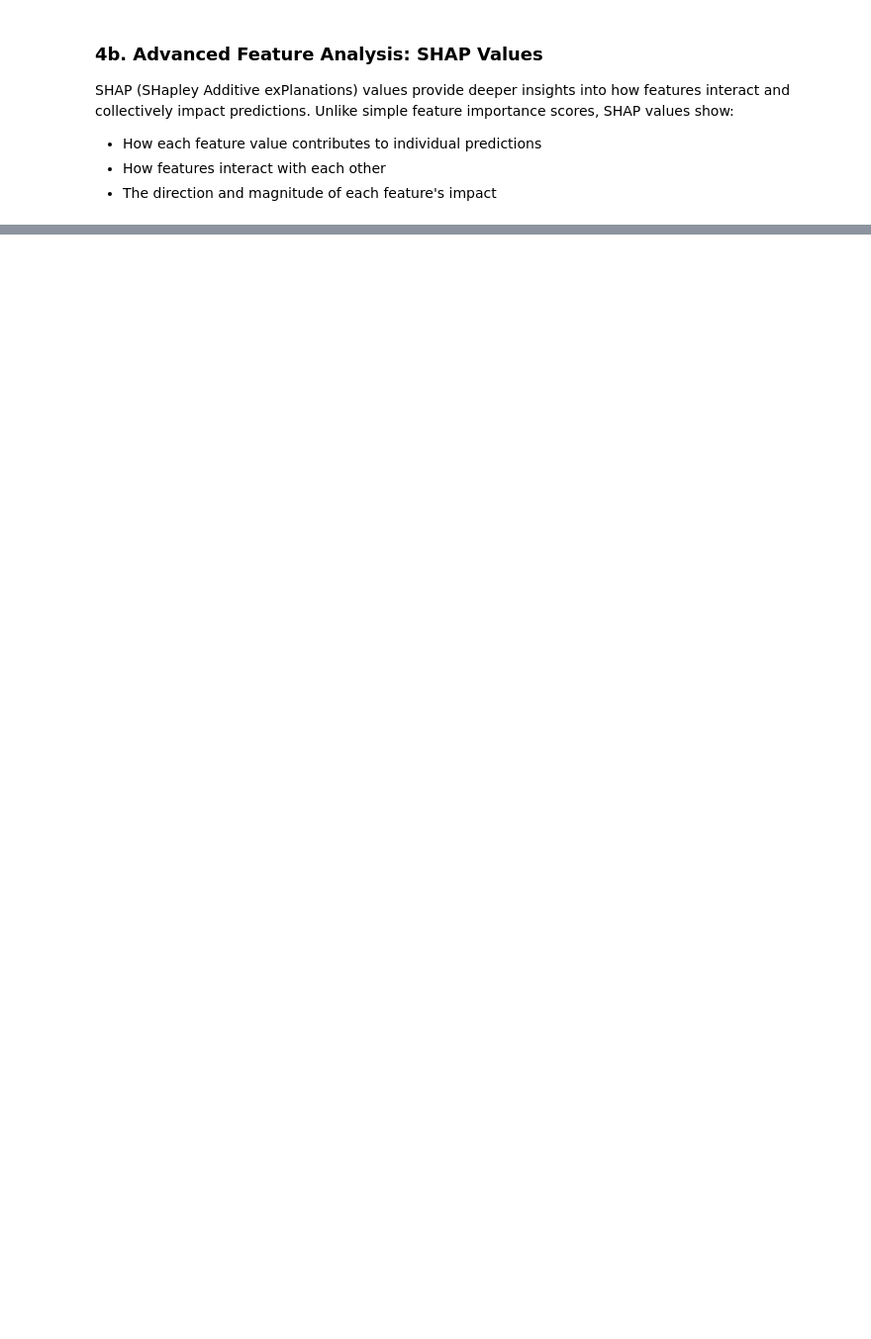
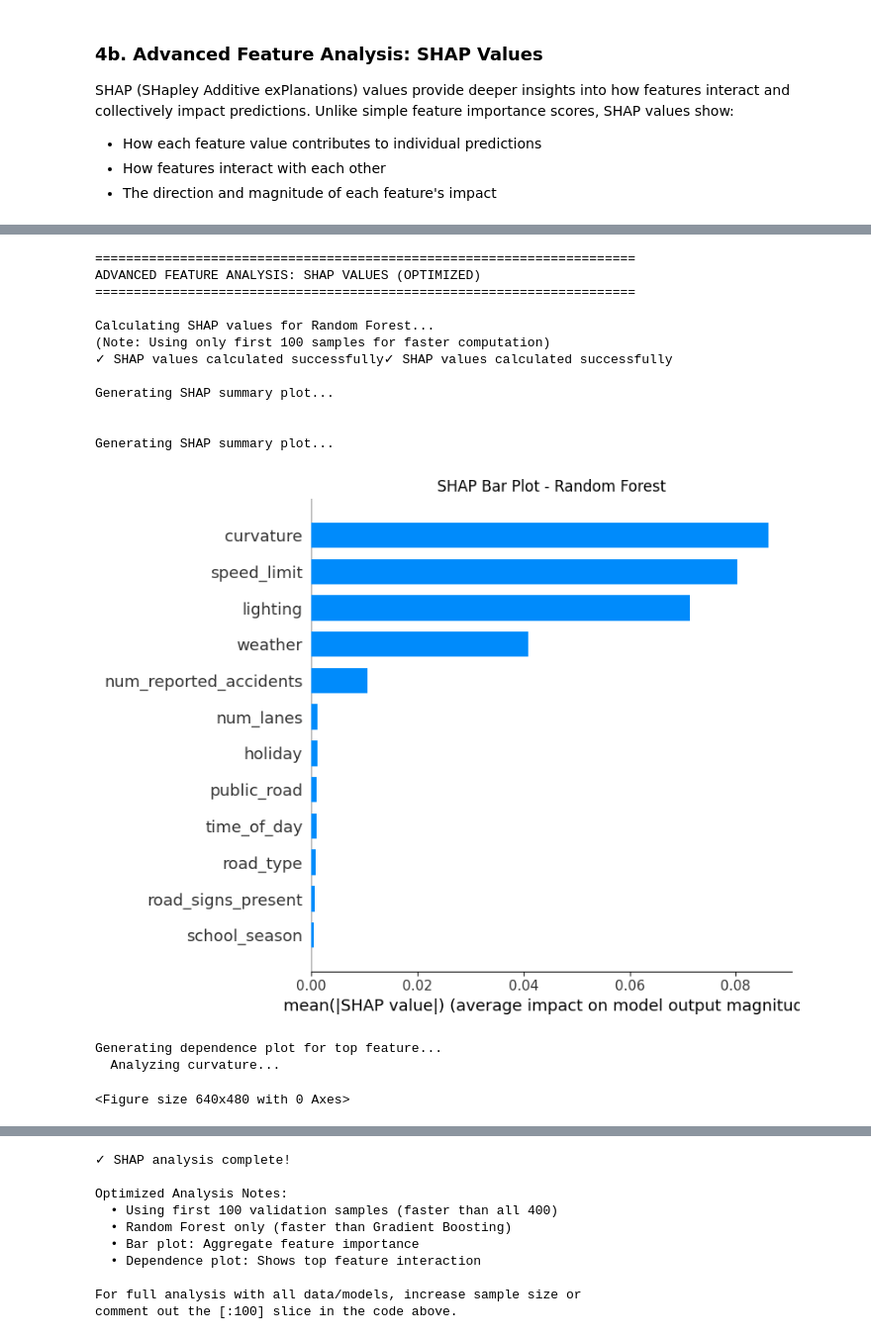
Before and after one commit to brag-v/ai-industry-project, a Jupyter notebook: src/main.ipynb, the cells around one changed output, grey strips where cells are left out. Shown at 99% size. Drawn from its saved outputs; the diff is of its cells as text; code cells hidden in the pictures; blank space fills up the shorter version.

Commit message:
SHAP

```diff
--- a/src/main.ipynb
+++ b/src/main.ipynb
@@ -498,47 +504,49 @@ SHAP (SHapley Additive exPlanations) values provide deeper insights into how fea
 # %%
 import shap
 
 print("="*70)
-print("ADVANCED FEATURE ANALYSIS: SHAP VALUES")
+print("ADVANCED FEATURE ANALYSIS: SHAP VALUES (OPTIMIZED)")
 print("="*70)
 
-# Calculate SHAP values for Random Forest
+# Calculate SHAP values for Random Forest ONLY (faster than Gradient Boosting)
 print("\nCalculating SHAP values for Random Forest...")
-explainer_rf, shap_values_rf = util.calculate_shap_values(rf_model, X_val, 'tree')
-
-# Calculate SHAP values for Gradient Boosting
-print("Calculating SHAP values for Gradient Boosting...")
-explainer_gb, shap_values_gb = util.calculate_shap_values(gb_model, X_val, 'tree')
+print("(Note: Using only first 100 samples for faster computation)")
+explainer_rf, shap_values_rf = util.calculate_shap_values(rf_model, X_val[:100], 'tree')
 
 print("✓ SHAP values calculated successfully")
 
 # Summary plot - shows impact of each feature on predictions
-print("\nGenerating SHAP summary plots (feature importance)...")
-util.plot_shap_summary(shap_values_rf, X_val, "Random Forest", plot_type="bar")
-util.plot_shap_summary(shap_values_gb, X_val, "Gradient Boosting", plot_type="bar")
+print("\nGenerating SHAP summary plot...")
+util.plot_shap_summary(shap_values_rf, X_val[:100], "Random Forest", plot_type="bar")
 
-# Dot plot - shows feature value interactions
-print("\nGenerating SHAP dot plots (shows feature interactions)...")
-util.plot_shap_summary(shap_values_rf, X_val, "Random Forest", plot_type="dot")
-util.plot_shap_summary(shap_values_gb, X_val, "Gradient Boosting", plot_type="dot")
-
-# Dependence plots - show feature interactions with top features
-print("\nGenerating dependence plots for top 3 features...")
-top_features = feature_importance_gb['Feature'][:3].tolist()
-
-for feature in top_features:
-    print(f"  Analyzing {feature}...")
-    util.plot_shap_dependence(shap_values_rf, X_val, feature, "Random Forest")
-    util.plot_shap_dependence(shap_values_gb, X_val, feature, "Gradient Boosting")
+# Dependence plot for top feature ONLY (much faster than multiple)
+print("\nGenerating dependence plot for top feature...")
+top_feature = feature_importance_rf['Feature'].iloc[0]
+print(f"  Analyzing {top_feature}...")
+util.plot_shap_dependence(shap_values_rf, X_val[:100], top_feature, "Random Forest")
 
 print("\n✓ SHAP analysis complete!")
-print("\nInterpretation Guide:")
-print("  • Bar plots: Aggregate feature importance across all predictions")
-print("  • Dot plots:")
-print("    - Red dots = high feature values")
-print("    - Blue dots = low feature values")
-print("    - Position on x-axis = SHAP value (impact on prediction)")
-print("  • Dependence plots:")
-print("    - Reveal HOW features interact together")
-print("    - Show non-linear relationships between features and predictions")
-print("    - Color indicates the value of the most correlated feature")
+print("\nOptimized Analysis Notes:")
+print("  • Using first 100 validation samples (faster than all 400)")
+print("  • Random Forest only (faster than Gradient Boosting)")
+print("  • Bar plot: Aggregate feature importance")
+print("  • Dependence plot: Shows top feature interaction")
+print("\nFor full analysis with all data/models, increase sample size or")
+print("comment out the [:100] slice in the code above.")
+# %% [output]
+======================================================================
+ADVANCED FEATURE ANALYSIS: SHAP VALUES (OPTIMIZED)
+======================================================================
+
+Calculating SHAP values for Random Forest...
+(Note: Using only first 100 samples for faster computation)
+✓ SHAP values calculated successfully✓ SHAP values calculated successfully
+
+Generating SHAP summary plot...
+
+
+Generating SHAP summary plot...
+[figure, added]
+Generating dependence plot for top feature...
+  Analyzing curvature...
+<Figure size 640x480 with 0 Axes>
@@ -544,0 +554,10 @@ print("    - Color indicates the value of the most correlated feature")
+✓ SHAP analysis complete!
+
+Optimized Analysis Notes:
+  • Using first 100 validation samples (faster than all 400)
+  • Random Forest only (faster than Gradient Boosting)
+  • Bar plot: Aggregate feature importance
+  • Dependence plot: Shows top feature interaction
+
+For full analysis with all data/models, increase sample size or
+comment out the [:100] slice in the code above.
```
Also changed, not shown: parts of 5 cells of this notebook.
